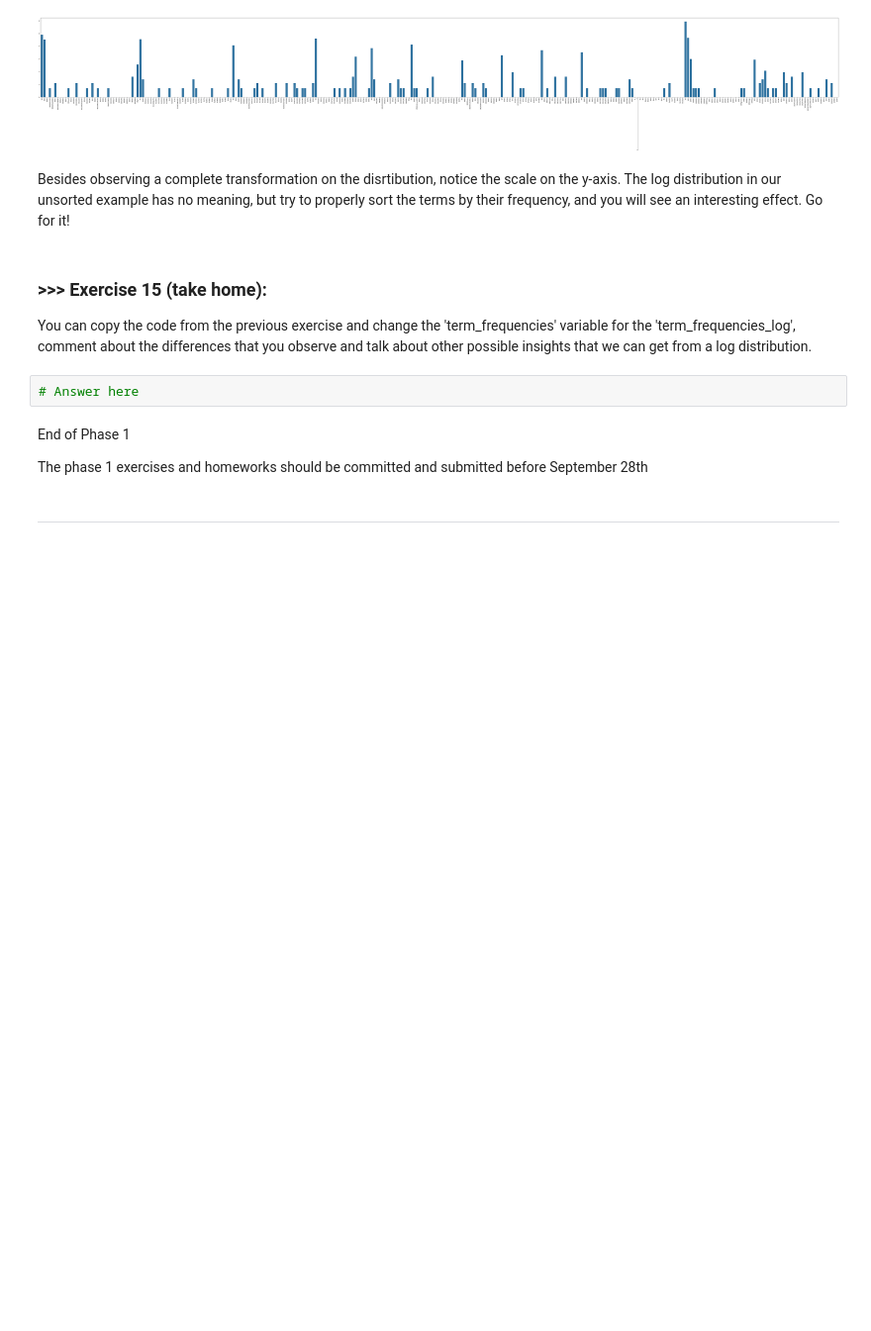
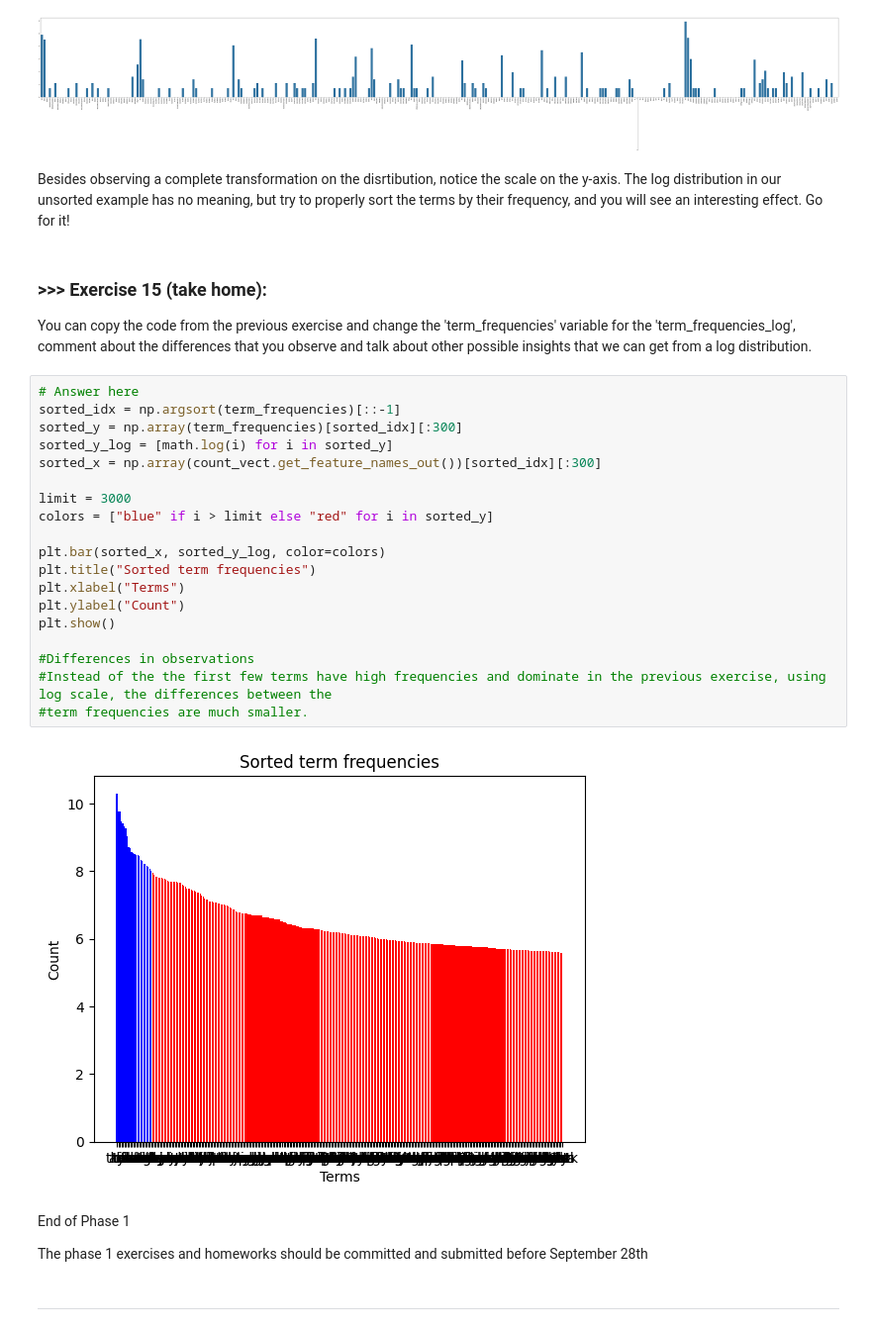
Before and after one commit to Kev-Tan/DM2025-Lab1-Exercise, a Jupyter notebook: DM2025-Lab1-Master.ipynb, the cells around one changed output. Shown at 99% size. Drawn from its saved outputs; the diff is of its cells as text; blank space fills up the shorter version.

Commit message:
master done except exercise 11

```diff
--- a/DM2025-Lab1-Master.ipynb
+++ b/DM2025-Lab1-Master.ipynb
@@ -1201,8 +1233,27 @@ Besides observing a complete transformation on the disrtibution, notice the scal
 # %% [markdown]
 ### >>> **Exercise 15 (take home):**
 You can copy the code from the previous exercise and change the 'term_frequencies' variable for the 'term_frequencies_log', comment about the differences that you observe and talk about other possible insights that we can get from a log distribution.
-# %%
-# Answer here
+# %%
+# Answer here
+sorted_idx = np.argsort(term_frequencies)[::-1]
+sorted_y = np.array(term_frequencies)[sorted_idx][:300]
+sorted_y_log = [math.log(i) for i in sorted_y]
+sorted_x = np.array(count_vect.get_feature_names_out())[sorted_idx][:300]
+
+limit = 3000
+colors = ["blue" if i > limit else "red" for i in sorted_y]
+
+plt.bar(sorted_x, sorted_y_log, color=colors)
+plt.title("Sorted term frequencies")
+plt.xlabel("Terms")
+plt.ylabel("Count")
+plt.show()
+
+#Differences in observations
+#Instead of the the first few terms have high frequencies and dominate in the previous exercise, using log scale, the differences between the
+#term frequencies are much smaller.
+# %% [output]
+[figure, added]
 # %% [markdown]
 End of Phase 1
 
```
Also changed, not shown: parts of 8 cells of this notebook.
